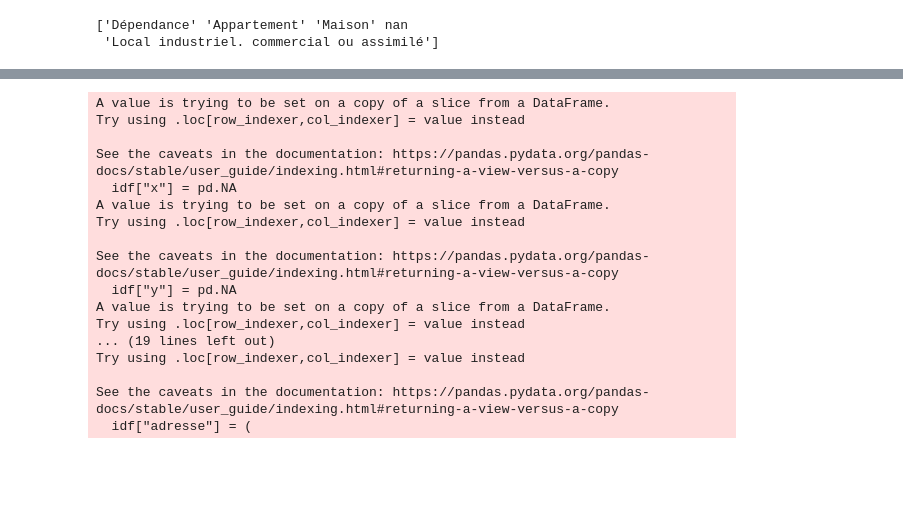
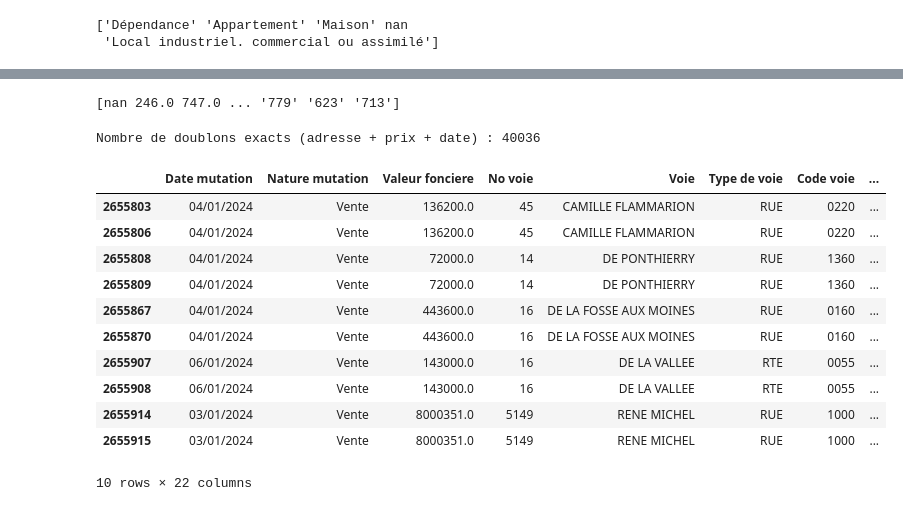
Before and after one commit to gaybrice/projet-python-ds, a Jupyter notebook: script/logement_clean_process.ipynb, the cells around one changed output, grey strips where cells are left out. Drawn from its saved outputs; the diff is of its cells as text; code cells hidden in the pictures; blank space fills up the shorter version.

Commit message:
doublon

```diff
--- a/script/logement_clean_process.ipynb
+++ b/script/logement_clean_process.ipynb
@@ -1,5 +1,10 @@
 # %%
-with open("/home/onyxia/work/cache/ValeursFoncieres-2024.txt", "r", encoding="utf-8") as f:
+import download_data
+import pandas as pd
+
+file_names = download_data.get_valeur_fonciere_path()
+
+with open(file_names, "r", encoding="utf-8") as f:
     for i in range(10):
         print(f.readline().strip())
 # %% [output]
@@ -14,6 +21,5 @@ Identifiant de document|Reference document|1 Articles CGI|2 Articles CGI|3 Artic
 |||||||000001|09/01/2024|Vente|20000,00||||B579|AU CHAUME|1110|PLATEAU D'HAUTEVILLE|01|185|186|A|4||||||||||||0||||||BR||1584
 |||||||000001|09/01/2024|Vente|20000,00||||B606|LES FATES|1110|PLATEAU D'HAUTEVILLE|01|185|186|A|32||||||||||||0||||||BR||188
 # %%
-import pandas as pd
 
-df = pd.read_csv("/home/onyxia/work/cache/ValeursFoncieres-2024.txt", sep="|")
+df = pd.read_csv(file_names, sep="|")
@@ -51,7 +41,12 @@ colonnes_utiles = [
     "Code type local",
     "Surface reelle bati",
     "Nombre pieces principales",
-    "Surface terrain"
+    "Surface terrain",
+    "1er lot",
+    "2eme lot",
+    "3eme lot",
+    "4eme lot",
+    "5eme lot"
 ]
 
 df_filtre = df[colonnes_utiles]
@@ -205,3 +192,19 @@ Pourcentage de valeurs manquantes pour les types de voies  : 0.00%
+# %%
+
+idf = idf.dropna(subset=["Valeur fonciere"])
+
+idf["Valeur fonciere"] = (
+    idf["Valeur fonciere"]
+        .astype(str)
+        .str.replace(" ", "", regex=False)
+        .str.replace(",", ".", regex=False)
+        .str.replace("\xa0", "", regex=False)
+        .str.extract(r'(\d+\.?\d*)')[0]
+        .astype(float)
+)
+idf["Valeur foncière au mètre carré"] = (
+    idf["Valeur fonciere"] / idf["Surface reelle bati"]
+)
 # %%
 idf["x"] = pd.NA
 idf["y"] = pd.NA
@@ -218,24 +221,33 @@ idf["adresse"] = (
     idf["Type de voie"] + " " +
     idf["Voie"]
 ).str.replace(" +", " ", regex=True).str.strip()
-# %% [output]
-A value is trying to be set on a copy of a slice from a DataFrame.
-Try using .loc[row_indexer,col_indexer] = value instead
-
-See the caveats in the documentation: https://pandas.pydata.org/pandas-docs/stable/user_guide/indexing.html#returning-a-view-versus-a-copy
-  idf["x"] = pd.NA
-A value is trying to be set on a copy of a slice from a DataFrame.
-Try using .loc[row_indexer,col_indexer] = value instead
-
-See the caveats in the documentation: https://pandas.pydata.org/pandas-docs/stable/user_guide/indexing.html#returning-a-view-versus-a-copy
-  idf["y"] = pd.NA
-A value is trying to be set on a copy of a slice from a DataFrame.
-Try using .loc[row_indexer,col_indexer] = value instead
-... (19 lines left out)
-Try using .loc[row_indexer,col_indexer] = value instead
-
-See the caveats in the documentation: https://pandas.pydata.org/pandas-docs/stable/user_guide/indexing.html#returning-a-view-versus-a-copy
-  idf["adresse"] = (
+# %%
+valeurs_uniques = idf["2eme lot"].unique()
+print(valeurs_uniques)
+# %% [output]
+[nan 246.0 747.0 ... '779' '623' '713']
+# %%
+
+
+doublons = idf[idf.duplicated(subset=["adresse", "Valeur fonciere", "Date mutation"], keep=False)]
+print(f"Nombre de doublons exacts (adresse + prix + date) : {len(doublons)}")
+
+# Voir un échantillon
+doublons.head(10)
+# %% [output]
+Nombre de doublons exacts (adresse + prix + date) : 40036
+|  | Date mutation | Nature mutation | Valeur fonciere | No voie | Voie | Type de voie | Code voie | ... |
+| 2655803 | 04/01/2024 | Vente | 136200.0 | 45 | CAMILLE FLAMMARION | RUE | 0220 | ... |
+| 2655806 | 04/01/2024 | Vente | 136200.0 | 45 | CAMILLE FLAMMARION | RUE | 0220 | ... |
+| 2655808 | 04/01/2024 | Vente | 72000.0 | 14 | DE PONTHIERRY | RUE | 1360 | ... |
+| 2655809 | 04/01/2024 | Vente | 72000.0 | 14 | DE PONTHIERRY | RUE | 1360 | ... |
+| 2655867 | 04/01/2024 | Vente | 443600.0 | 16 | DE LA FOSSE AUX MOINES | RUE | 0160 | ... |
+| 2655870 | 04/01/2024 | Vente | 443600.0 | 16 | DE LA FOSSE AUX MOINES | RUE | 0160 | ... |
+| 2655907 | 06/01/2024 | Vente | 143000.0 | 16 | DE LA VALLEE | RTE | 0055 | ... |
+| 2655908 | 06/01/2024 | Vente | 143000.0 | 16 | DE LA VALLEE | RTE | 0055 | ... |
+| 2655914 | 03/01/2024 | Vente | 8000351.0 | 5149 | RENE MICHEL | RUE | 1000 | ... |
+| 2655915 | 03/01/2024 | Vente | 8000351.0 | 5149 | RENE MICHEL | RUE | 1000 | ... |
+10 rows × 22 columns
 # %%
 import requests
 import time
```
Also changed, not shown: parts of 15 cells of this notebook.
